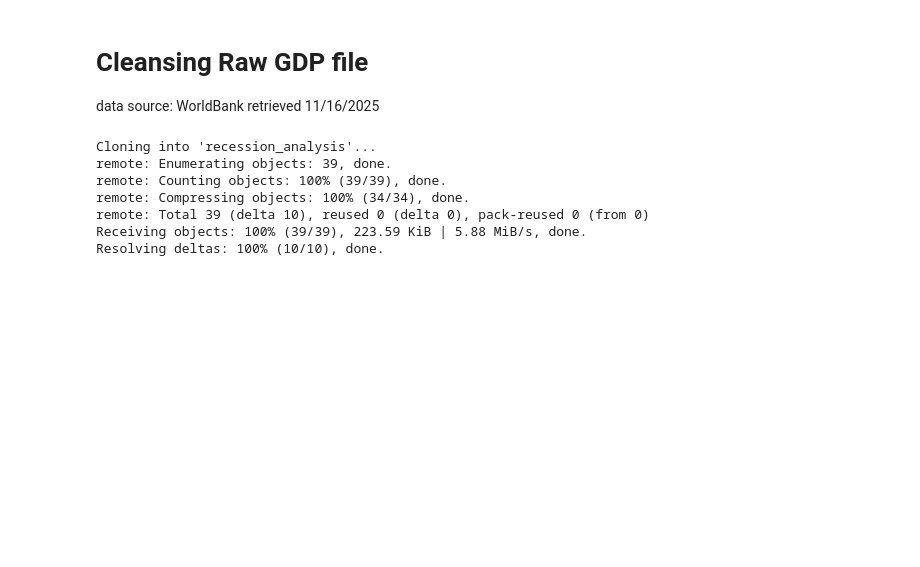
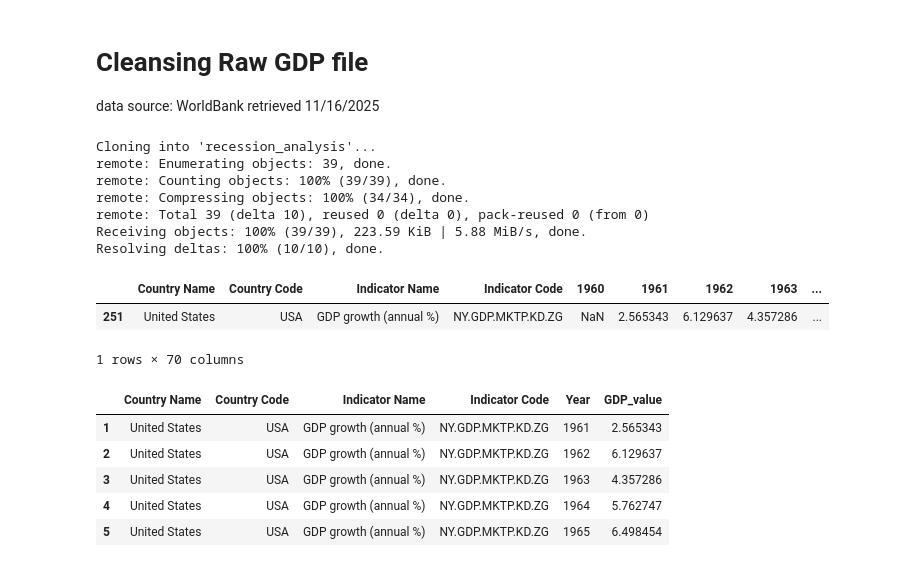
Before and after one commit to maryambahri/recession_analysis, a Jupyter notebook: scripts/Cleanse_GDP.ipynb, the cells around one changed output. Drawn from its saved outputs; the diff is of its cells as text; code cells hidden in the pictures; blank space fills up the shorter version.

```diff
--- a/scripts/Cleanse_GDP.ipynb
+++ b/scripts/Cleanse_GDP.ipynb
@@ -20,3 +20,47 @@ remote: Compressing objects: 100% (34/34), done.
 remote: Total 39 (delta 10), reused 0 (delta 0), pack-reused 0 (from 0)
 Receiving objects: 100% (39/39), 223.59 KiB | 5.88 MiB/s, done.
 Resolving deltas: 100% (10/10), done.
+# %%
+# loading the raw data here and displaying the head
+
+path = "/content/recession_analysis/raw_data/GDP_USA.csv"
+
+raw_df = pd.read_csv(
+    path,
+    skiprows=4   # first 3 rows are messy
+)
+
+raw_df=raw_df[raw_df["Country Name"] == "United States"]
+
+
+raw_df
+# %% [output]
+|  | Country Name | Country Code | Indicator Name | Indicator Code | 1960 | 1961 | 1962 | 1963 | ... |
+| 251 | United States | USA | GDP growth (annual %) | NY.GDP.MKTP.KD.ZG | NaN | 2.565343 | 6.129637 | 4.357286 | ... |
+1 rows × 70 columns
+# %%
+# we neat things up here and transpose years
+
+# list of year columns
+year_cols = [c for c in raw_df.columns if c.isdigit()]
+
+usa_gdp = raw_df.melt(
+    id_vars=["Country Name", "Country Code", "Indicator Name", "Indicator Code"],
+    value_vars=year_cols,
+    var_name="Year",
+    value_name="GDP_value"
+)
+
+# optional: clean up
+usa_gdp["Year"] = usa_gdp["Year"].astype(int)
+usa_gdp = usa_gdp.sort_values("Year").reset_index(drop=True)
+usa_gdp = usa_gdp.dropna(subset=["GDP_value"])  # drop missing years if you want
+
+usa_gdp.head()
+# %% [output]
+|  | Country Name | Country Code | Indicator Name | Indicator Code | Year | GDP_value |
+| 1 | United States | USA | GDP growth (annual %) | NY.GDP.MKTP.KD.ZG | 1961 | 2.565343 |
+| 2 | United States | USA | GDP growth (annual %) | NY.GDP.MKTP.KD.ZG | 1962 | 6.129637 |
+| 3 | United States | USA | GDP growth (annual %) | NY.GDP.MKTP.KD.ZG | 1963 | 4.357286 |
+| 4 | United States | USA | GDP growth (annual %) | NY.GDP.MKTP.KD.ZG | 1964 | 5.762747 |
+| 5 | United States | USA | GDP growth (annual %) | NY.GDP.MKTP.KD.ZG | 1965 | 6.498454 |
```
Also changed, not shown: parts of 16 cells of this notebook.
